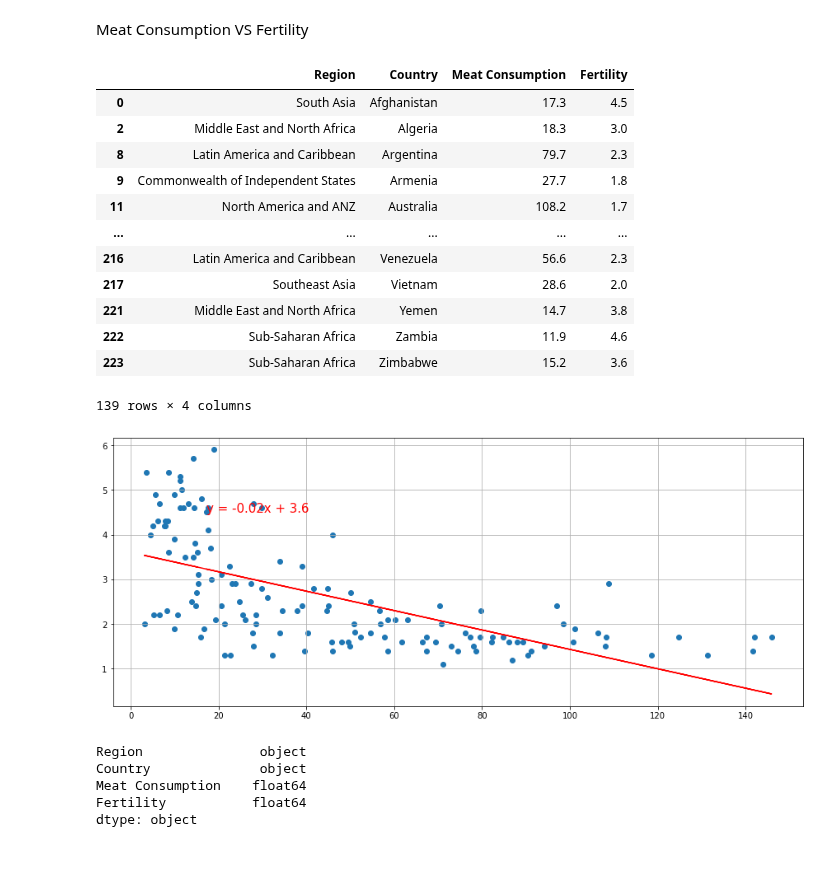
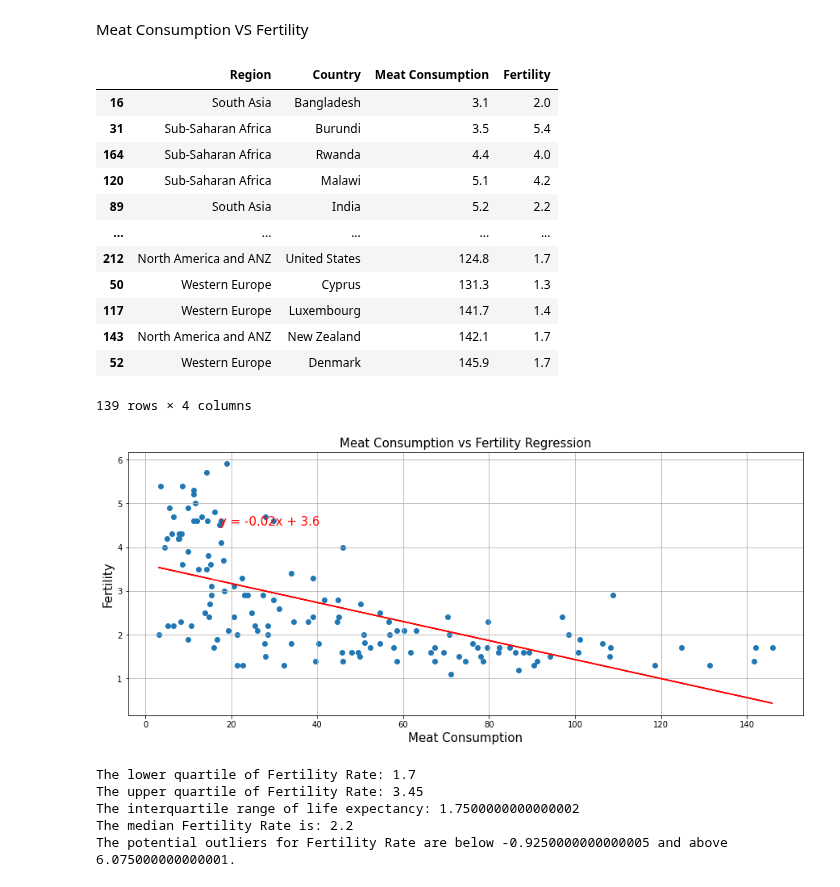
Before and after one commit to ermcgrew/bootcamp_project_one, a Jupyter notebook: data_analysis.ipynb, the cells around one changed output. Drawn from its saved outputs; the diff is of its cells as text; code cells hidden in the pictures; blank space fills up the shorter version.

```diff
--- a/data_analysis.ipynb
+++ b/data_analysis.ipynb
@@ -468,37 +468,63 @@ Meat Consumption VS Fertility
 MsvF_df=noblanksmeat_df [['Region','Country','Meat Consumption','Fertility']]
 cleanMvsF_df=MsvF_df.dropna()
 # %%
-cleanMvsF_df
+cleanMvsF_df.sort_values(by="Meat Consumption")
 # %% [output]
 |  | Region | Country | Meat Consumption | Fertility |
-| 0 | South Asia | Afghanistan | 17.3 | 4.5 |
-| 2 | Middle East and North Africa | Algeria | 18.3 | 3.0 |
-| 8 | Latin America and Caribbean | Argentina | 79.7 | 2.3 |
-| 9 | Commonwealth of Independent States | Armenia | 27.7 | 1.8 |
-| 11 | North America and ANZ | Australia | 108.2 | 1.7 |
+| 16 | South Asia | Bangladesh | 3.1 | 2.0 |
+| 31 | Sub-Saharan Africa | Burundi | 3.5 | 5.4 |
+| 164 | Sub-Saharan Africa | Rwanda | 4.4 | 4.0 |
+| 120 | Sub-Saharan Africa | Malawi | 5.1 | 4.2 |
+| 89 | South Asia | India | 5.2 | 2.2 |
 | ... | ... | ... | ... | ... |
-| 216 | Latin America and Caribbean | Venezuela | 56.6 | 2.3 |
-| 217 | Southeast Asia | Vietnam | 28.6 | 2.0 |
-| 221 | Middle East and North Africa | Yemen | 14.7 | 3.8 |
-| 222 | Sub-Saharan Africa | Zambia | 11.9 | 4.6 |
-| 223 | Sub-Saharan Africa | Zimbabwe | 15.2 | 3.6 |
+| 212 | North America and ANZ | United States | 124.8 | 1.7 |
+| 50 | Western Europe | Cyprus | 131.3 | 1.3 |
+| 117 | Western Europe | Luxembourg | 141.7 | 1.4 |
+| 143 | North America and ANZ | New Zealand | 142.1 | 1.7 |
+| 52 | Western Europe | Denmark | 145.9 | 1.7 |
 139 rows × 4 columns
 # %%
 #scatter plot and regrestion
 x_valuesFM=cleanMvsF_df['Meat Consumption']
 y_valuesFM=cleanMvsF_df['Fertility']
 (slope, intercept, rvalue, pvalue, stderr) = linregress(x_valuesFM, y_valuesFM)
 line_eq="y = " + str(round(slope,2)) + "x + " + str(round(intercept,2))
 
 regress_valuesFM = x_valuesFM * slope + intercept
 plt.figure(figsize=[15,6])
 plt.scatter(x_valuesFM,y_valuesFM)
 plt.annotate(line_eq,(17.3,4.5),fontsize=15,color="red")
 plt.plot(x_valuesFM,regress_valuesFM ,c='red')
+plt.title('Meat Consumption vs Fertility Regression', fontsize=15)
+plt.xlabel('Meat Consumption', fontsize=15)
+plt.ylabel('Fertility', fontsize=15)
 plt.grid()
 plt.savefig('Meat_Fertility.png')
 plt.show()
 # %% [output]
-[figure, old version]
+[figure, new version]
+# %%
+fertility_data = cleanMvsF_df["Fertility"]
+quartiles = fertility_data.quantile([.25,.5,.75])
+lower_quartile = quartiles[0.25]
+upper_quartile = quartiles[0.75]
+iqr = upper_quartile-lower_quartile
+print(f"The lower quartile of Fertility Rate: {lower_quartile}")
+print(f"The upper quartile of Fertility Rate: {upper_quartile}")
+print(f"The interquartile range of life expectancy: {iqr}")
+print(f"The median Fertility Rate is: {quartiles[0.5]}")
+
+# Determine outliers using upper and lower bounds
+lower_bound = lower_quartile - (1.5*iqr)
+upper_bound = upper_quartile + (1.5*iqr)
+outliers = fertility_data.loc[(fertility_data < lower_bound) | (fertility_data > upper_bound)]
+
+print(f"The potential outliers for Fertility Rate are below {lower_bound} and above {upper_bound}.")
+# %% [output]
+The lower quartile of Fertility Rate: 1.7
+The upper quartile of Fertility Rate: 3.45
+The interquartile range of life expectancy: 1.7500000000000002
+The median Fertility Rate is: 2.2
+The potential outliers for Fertility Rate are below -0.9250000000000005 and above 6.075000000000001.
 # %%
 #group by region
@@ -542,13 +568,5 @@ Regions = ['South Asia','Central and Eastern Europe','Commonwealth of Independen
            'East Asia', 'Latin America/ Carribean',
            'Middle East and North Africa','North America ANZ',
            'Southeast Asia','Sub-Saharan Africa','Western Europe']
-# %%
-cleanMvsF_df.dtypes
-# %% [output]
-Region               object
-Country              object
-Meat Consumption    float64
-Fertility           float64
-dtype: object
 # %%
 #boxplot of fertiliy per region
```
Also changed, not shown: parts of 16 cells of this notebook, 3 other files.
